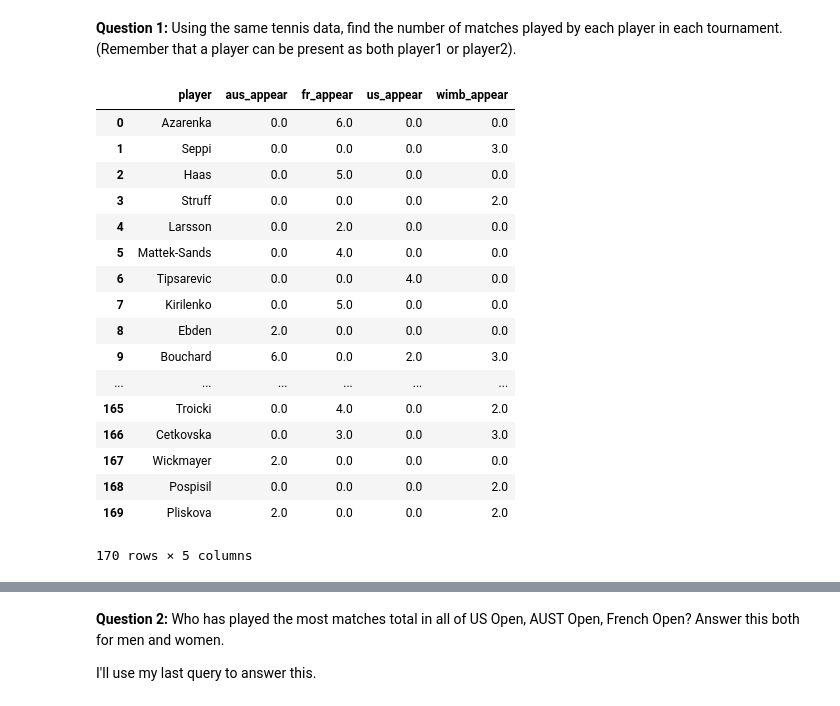
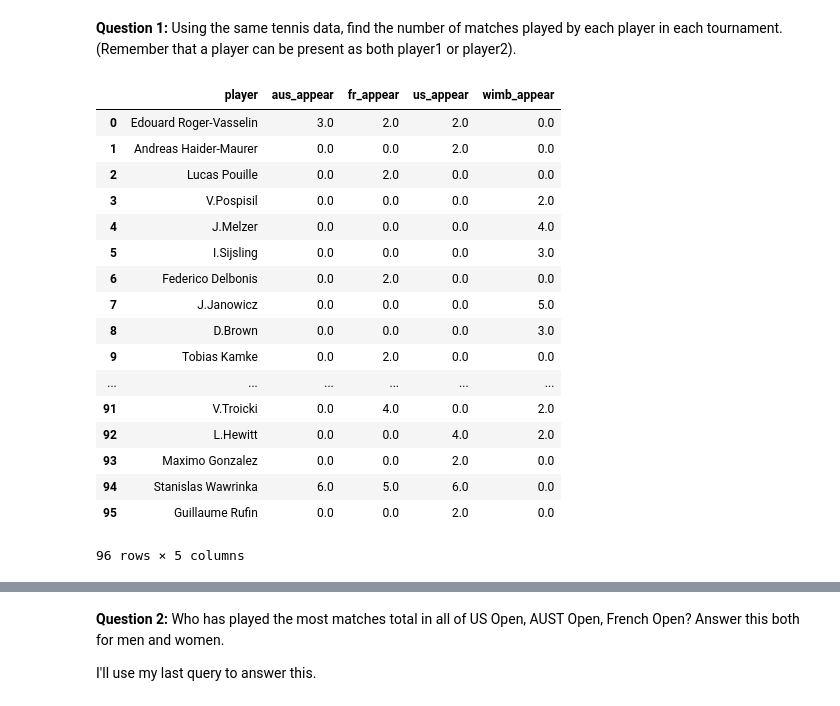
Before and after one commit to luketibbott/SQL, a Jupyter notebook: challenge-4.ipynb, the cells around one changed output, grey strips where cells are left out. Cells and saved outputs as stored; diff of their text form; code cells hidden in the pictures.

Commit message:
Add base solution for question 4. Need to scale

```diff
--- a/challenge-4.ipynb
+++ b/challenge-4.ipynb
@@ -151,20 +151,20 @@ pd.read_sql_query('''
                                      ON mp1.amp1 = mp2.amp2 OR mp1.fmp1 = mp2.fmp2
                                         OR mp1.usmp1 = mp2.usmp2 OR mp1.wmp1 = mp2.wmp2),
 
-                         unique_men AS (SELECT RIGHT(amp1, CHAR_LENGTH(amp1) - POSITION (' ' IN amp1))
+                         unique_men AS (SELECT amp1 AS full_name, RIGHT(amp1, CHAR_LENGTH(amp1) - POSITION (' ' IN amp1))
                                       AS men_players
                                       FROM men_app
                                       WHERE amp1 IS NOT NULL
                                       UNION
-                                      SELECT RIGHT(fmp1, CHAR_LENGTH(fmp1) - POSITION (' ' IN fmp1))
+                                      SELECT fmp1, RIGHT(fmp1, CHAR_LENGTH(fmp1) - POSITION (' ' IN fmp1))
                                       FROM men_app
                                       WHERE fmp1 IS NOT NULL
                                       UNION
-                                      SELECT RIGHT(usmp1, CHAR_LENGTH(usmp1) - POSITION(' ' IN usmp1))
+                                      SELECT usmp1, RIGHT(usmp1, CHAR_LENGTH(usmp1) - POSITION(' ' IN usmp1))
                                       FROM men_app
                                       WHERE usmp1 IS NOT NULL
                                       UNION
-                                      SELECT RIGHT(wmp1, CHAR_LENGTH(wmp1) - POSITION('.' IN wmp1))
+                                      SELECT wmp1, RIGHT(wmp1, CHAR_LENGTH(wmp1) - POSITION('.' IN wmp1))
                                       FROM men_app
                                       WHERE wmp1 IS NOT NULL),
 
@@ -177,78 +177,78 @@ pd.read_sql_query('''
                                     ON wp1.alp1 = wp2.alp2 OR wp1.flp1 = wp2.flp2
                                        OR wp1.uslp1 = wp2.uslp2 OR wp1.wlp1 = wp2.wlp2),
 
-                         unique_women AS (SELECT RIGHT(alp1, CHAR_LENGTH(alp1) - POSITION(' ' IN alp1))
+                         unique_women AS (SELECT alp1 AS full_name, RIGHT(alp1, CHAR_LENGTH(alp1) - POSITION(' ' IN alp1))
                                     AS women_players
                                     FROM women_app
                                     WHERE alp1 IS NOT NULL
                                     UNION
-                                    SELECT RIGHT(flp1, CHAR_LENGTH(flp1) - POSITION(' ' IN flp1))
+                                    SELECT flp1, RIGHT(flp1, CHAR_LENGTH(flp1) - POSITION(' ' IN flp1))
                                     FROM women_app
                                     WHERE flp1 IS NOT NULL
                                     UNION
-                                    SELECT RIGHT(uslp1, CHAR_LENGTH(uslp1) - POSITION(' ' IN uslp1))
+                                    SELECT uslp1, RIGHT(uslp1, CHAR_LENGTH(uslp1) - POSITION(' ' IN uslp1))
                                     FROM women_app
                                     WHERE uslp1 IS NOT NULL
                                     UNION
-                                    SELECT RIGHT(wlp1, CHAR_LENGTH(wlp1) - POSITION('.' IN wlp1))
+                                    SELECT wlp1, RIGHT(wlp1, CHAR_LENGTH(wlp1) - POSITION('.' IN wlp1))
                                     FROM women_app
                                     WHERE wlp1 IS NOT NULL),
 
-                    tourn_appearances_men AS (SELECT um.men_players, ma.aus_men_app australian_appearances,
+                    tourn_appearances_men AS (SELECT um.full_name, ma.aus_men_app australian_appearances,
                                         ma.french_men_app french_appearances, ma.us_men_app US_appearances,
                                         ma.wimb_men_app wimbledon_appearances
                                     FROM unique_men um
                                     JOIN men_app ma
                                     ON RIGHT(amp1, CHAR_LENGTH(amp1) - POSITION (' ' IN amp1)) = um.men_players
                                         OR RIGHT(fmp1, CHAR_LENGTH(fmp1) - POSITION (' ' IN fmp1)) = um.men_players
                                         OR RIGHT(usmp1, CHAR_LENGTH(usmp1) - POSITION(' ' IN usmp1)) = um.men_players
                                         OR RIGHT(wmp1, CHAR_LENGTH(wmp1) - POSITION('.' IN wmp1)) = um.men_players),
 
-                    tourn_appearances_women AS (SELECT uw.women_players, wa.aus_ladies_app australian_appearances,
+                    tourn_appearances_women AS (SELECT uw.full_name, wa.aus_ladies_app australian_appearances,
                                        wa.french_ladies_app french_appearances, wa.us_ladies_app US_appearances,
                                        wa.wimb_ladies_app wimbledon_appearances
                                     FROM unique_women uw
                                     JOIN women_app wa
                                     ON RIGHT(wa.alp1, CHAR_LENGTH(alp1) - POSITION(' ' IN alp1)) = uw.women_players
                                         OR RIGHT(wa.flp1, CHAR_LENGTH(flp1) - POSITION(' ' IN flp1)) = uw.women_players
                                         OR RIGHT(wa.uslp1, CHAR_LENGTH(uslp1) - POSITION(' ' IN uslp1)) = uw.women_players
                                         OR RIGHT(wa.wlp1, CHAR_LENGTH(wlp1) - POSITION('.' IN wlp1)) = uw.women_players),
 
-                    women_solution AS (SELECT women_players AS player, SUM(australian_appearances) aus_appear,
+                    women_solution AS (SELECT full_name AS player, SUM(australian_appearances) aus_appear,
                                    SUM(french_appearances) fr_appear, SUM(us_appearances) us_appear,
                                    SUM(wimbledon_appearances) wimb_appear
                                     FROM tourn_appearances_women
                                     GROUP BY 1),
 
-                    men_solution AS (SELECT men_players AS player, SUM(australian_appearances) aus_appear,
+                    men_solution AS (SELECT full_name AS player, SUM(australian_appearances) aus_appear,
                                     SUM(french_appearances) fr_appear, SUM(us_appearances) us_appear,
                                     SUM(wimbledon_appearances) wimb_appear
                                     FROM tourn_appearances_men
                                     GROUP BY 1)
 
 
-                    SELECT *
-                    FROM men_solution
-                    UNION
-                    SELECT *
-                    FROM women_solution;
+                    SELECT DISTINCT ms1.player, ms1.aus_appear, ms1.fr_appear, ms1.us_appear, ms1.wimb_appear
+                    FROM men_solution ms1
+                    JOIN men_solution ms2
+                    ON RIGHT(ms2.player, CHAR_LENGTH(ms2.player) - POSITION('.' IN ms2.player)) NOT LIKE CONCAT('%%',
+                    RIGHT(ms2.player, CHAR_LENGTH(ms2.player) - POSITION(' ' IN ms2.player)));
                   ''', cnx)
 # %% [output]
 |  | player | aus_appear | fr_appear | us_appear | wimb_appear |
-| 0 | Azarenka | 0.0 | 6.0 | 0.0 | 0.0 |
-| 1 | Seppi | 0.0 | 0.0 | 0.0 | 3.0 |
-| 2 | Haas | 0.0 | 5.0 | 0.0 | 0.0 |
-| 3 | Struff | 0.0 | 0.0 | 0.0 | 2.0 |
-| 4 | Larsson | 0.0 | 2.0 | 0.0 | 0.0 |
-| 5 | Mattek-Sands | 0.0 | 4.0 | 0.0 | 0.0 |
-| 6 | Tipsarevic | 0.0 | 0.0 | 4.0 | 0.0 |
-| 7 | Kirilenko | 0.0 | 5.0 | 0.0 | 0.0 |
-| 8 | Ebden | 2.0 | 0.0 | 0.0 | 0.0 |
-| 9 | Bouchard | 6.0 | 0.0 | 2.0 | 3.0 |
+| 0 | Edouard Roger-Vasselin | 3.0 | 2.0 | 2.0 | 0.0 |
+| 1 | Andreas Haider-Maurer | 0.0 | 0.0 | 2.0 | 0.0 |
+| 2 | Lucas Pouille | 0.0 | 2.0 | 0.0 | 0.0 |
+| 3 | V.Pospisil | 0.0 | 0.0 | 0.0 | 2.0 |
+| 4 | J.Melzer | 0.0 | 0.0 | 0.0 | 4.0 |
+| 5 | I.Sijsling | 0.0 | 0.0 | 0.0 | 3.0 |
+| 6 | Federico Delbonis | 0.0 | 2.0 | 0.0 | 0.0 |
+| 7 | J.Janowicz | 0.0 | 0.0 | 0.0 | 5.0 |
+| 8 | D.Brown | 0.0 | 0.0 | 0.0 | 3.0 |
+| 9 | Tobias Kamke | 0.0 | 2.0 | 0.0 | 0.0 |
 | ... | ... | ... | ... | ... | ... |
-| 165 | Troicki | 0.0 | 4.0 | 0.0 | 2.0 |
-| 166 | Cetkovska | 0.0 | 3.0 | 0.0 | 3.0 |
-| 167 | Wickmayer | 2.0 | 0.0 | 0.0 | 0.0 |
-| 168 | Pospisil | 0.0 | 0.0 | 0.0 | 2.0 |
-| 169 | Pliskova | 2.0 | 0.0 | 0.0 | 2.0 |
+| 91 | V.Troicki | 0.0 | 4.0 | 0.0 | 2.0 |
+| 92 | L.Hewitt | 0.0 | 0.0 | 4.0 | 2.0 |
+| 93 | Maximo Gonzalez | 0.0 | 0.0 | 2.0 | 0.0 |
+| 94 | Stanislas Wawrinka | 6.0 | 5.0 | 6.0 | 0.0 |
+| 95 | Guillaume Rufin | 0.0 | 0.0 | 2.0 | 0.0 |
-170 rows × 5 columns
+96 rows × 5 columns
```
Also changed, not shown: parts of 8 cells of this notebook.
